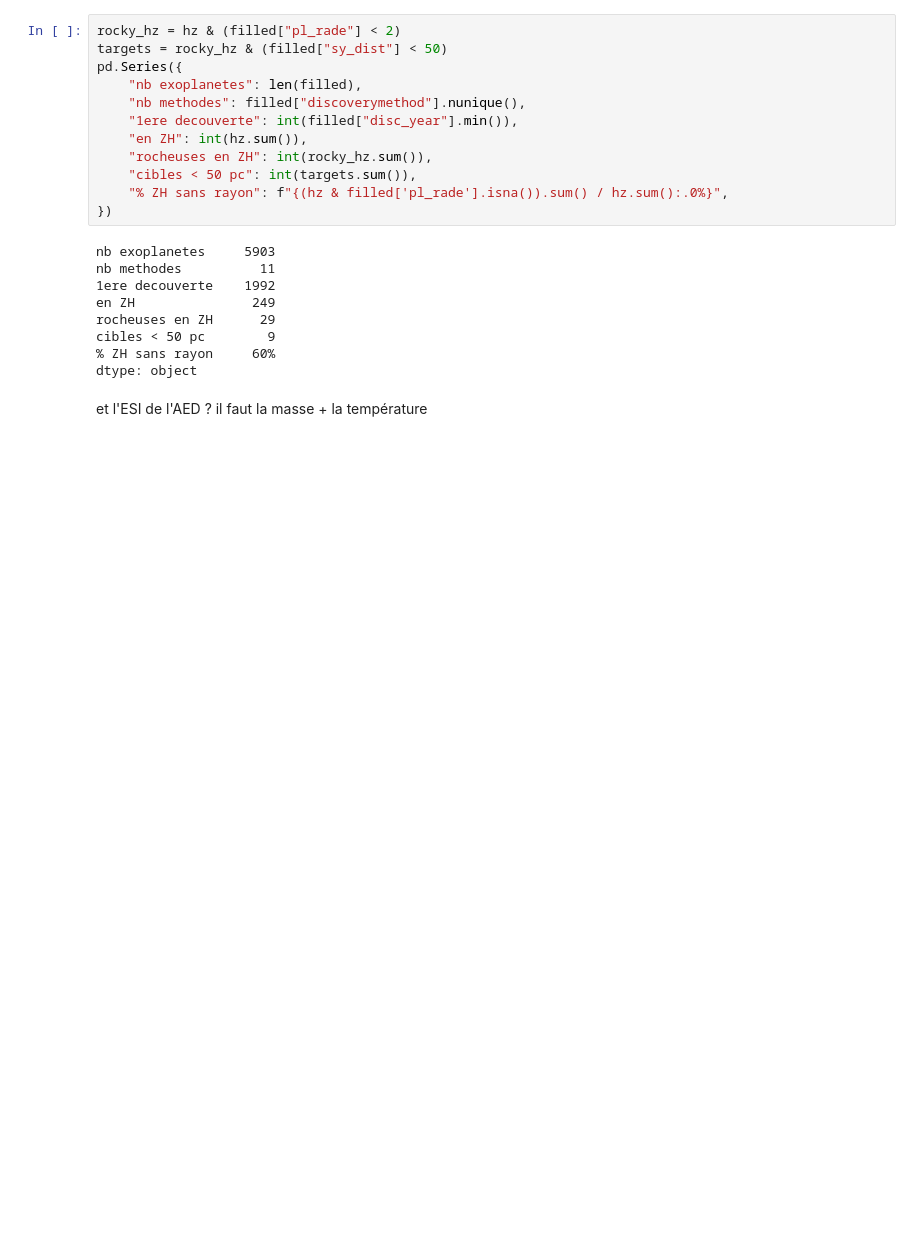
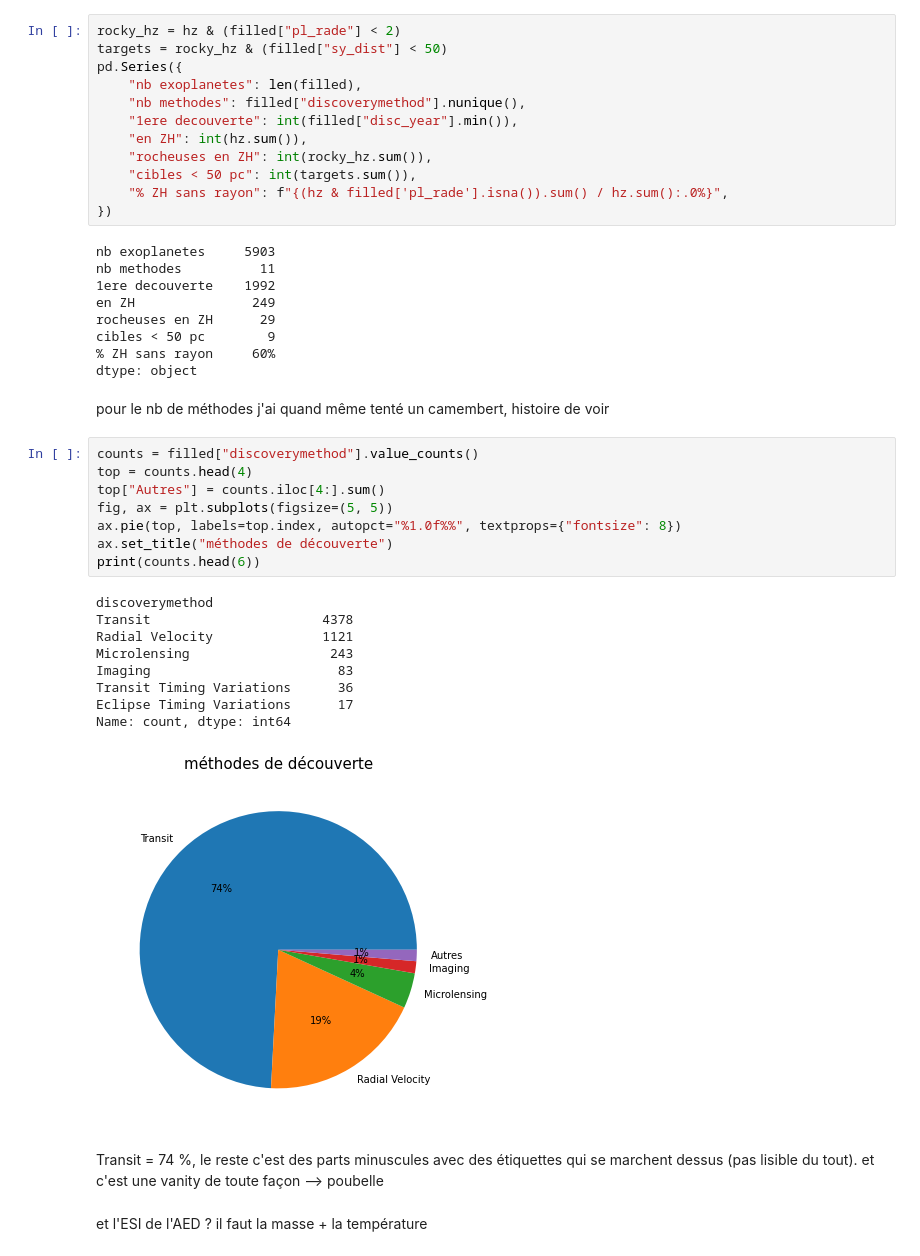
Before and after one commit to lsayah/dashboard_JWST_Data_Viz, a Jupyter notebook: test.ipynb, the cells around one changed output. Saved outputs shown, nothing was run; the diff lists cells and outputs as text; blank space fills up the shorter version.

```diff
--- a/test.ipynb
+++ b/test.ipynb
@@ -204,6 +243,28 @@ rocheuses en ZH      29
 cibles < 50 pc        9
 % ZH sans rayon     60%
 dtype: object
+# %% [markdown]
+pour le nb de méthodes j'ai quand même tenté un camembert, histoire de voir
+# %%
+counts = filled["discoverymethod"].value_counts()
+top = counts.head(4)
+top["Autres"] = counts.iloc[4:].sum()
+fig, ax = plt.subplots(figsize=(5, 5))
+ax.pie(top, labels=top.index, autopct="%1.0f%%", textprops={"fontsize": 8})
+ax.set_title("méthodes de découverte")
+print(counts.head(6))
+# %% [output]
+discoverymethod
+Transit                      4378
+Radial Velocity              1121
+Microlensing                  243
+Imaging                        83
+Transit Timing Variations      36
+Eclipse Timing Variations      17
+Name: count, dtype: int64
+[figure, added]
+# %% [markdown]
+Transit = 74 %, le reste c'est des parts minuscules avec des étiquettes qui se marchent dessus (pas lisible du tout). et c'est une vanity de toute façon --> poubelle
 # %% [markdown]
 et l'ESI de l'AED ? il faut la masse + la température
 # %%
```
Also changed, not shown: parts of 18 cells of this notebook.
